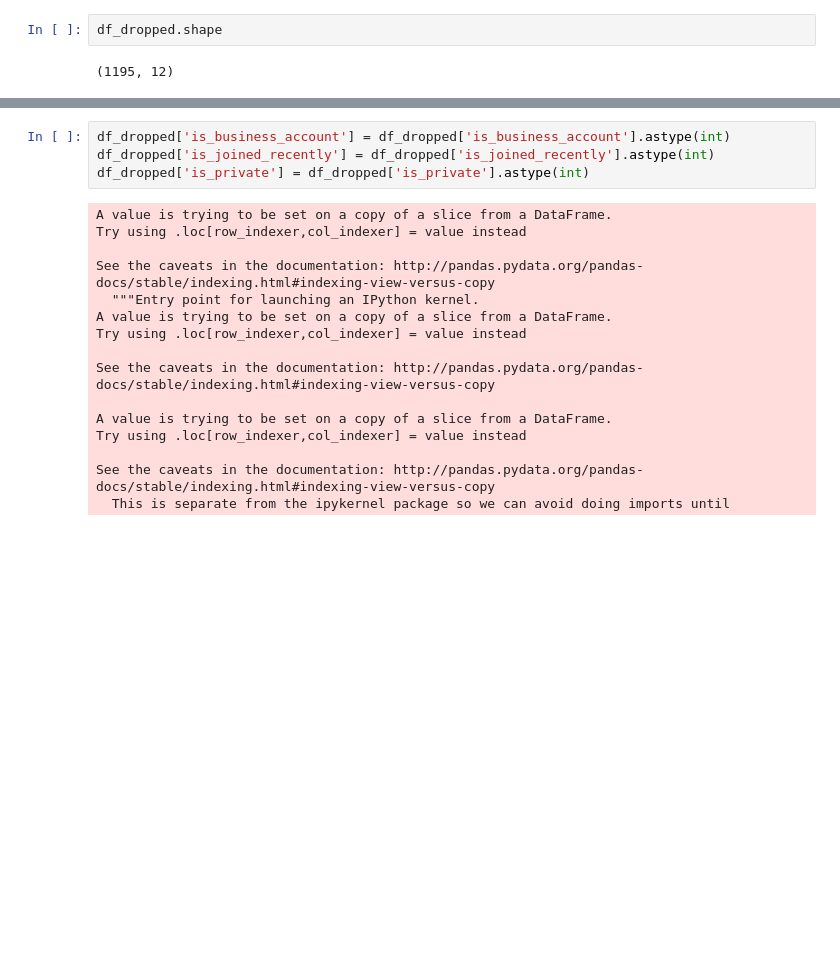
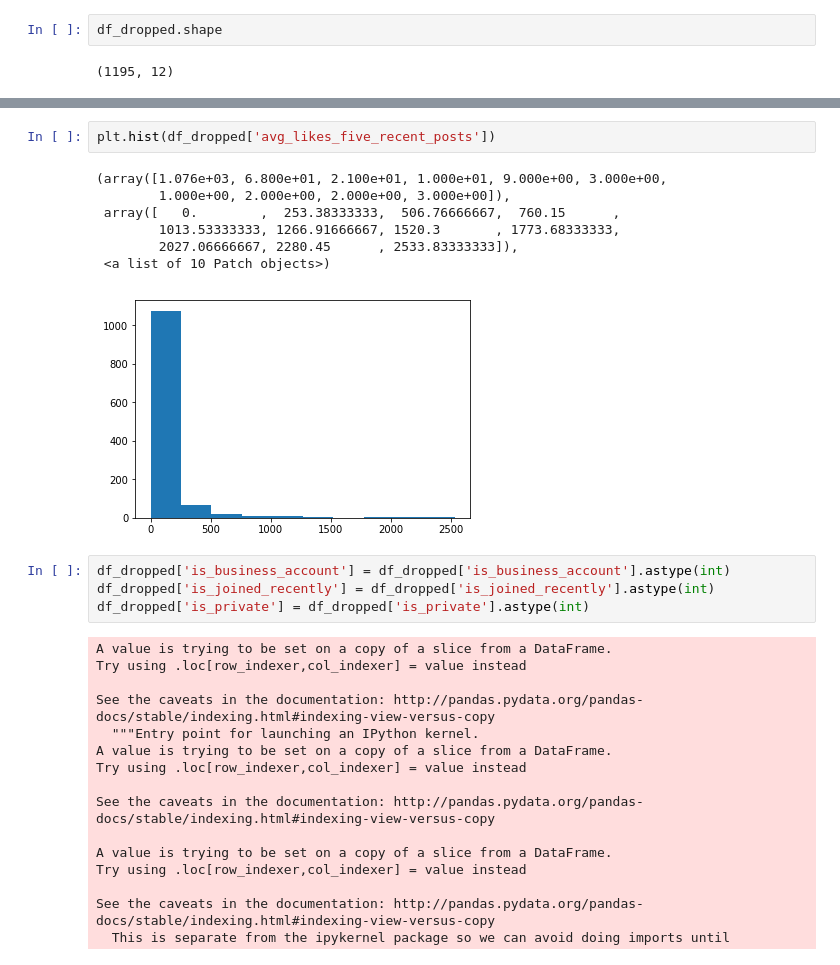
Before and after one commit to liyingli0818/instagram_account_type_predictor, a Jupyter notebook: fcc_model.ipynb, the cells around one changed output, grey strips where cells are left out. Saved outputs shown, nothing was run; the diff lists cells and outputs as text; blank space fills up the shorter version.

```diff
--- a/fcc_model.ipynb
+++ b/fcc_model.ipynb
@@ -59,6 +59,16 @@ df_dropped.head()
 | 2 | 5c0d9d34baead16c7b79ba19 | 56.833333 | Viaggia... a modo tuo! #Mazzone #... | 2100.0 | 700.0 | 4091271053 | True | ... |
 | 3 | 5c0d9d34baead16c7b79ba1a | 0.000000 |  | 14.0 | 48.0 | 9418121438 | False | ... |
 | 6 | 5c0d9d35baead16c7b79ba3b | 0.000000 | @kha10lid_n | 306.0 | 441.0 | 7311336467 | False | ... |
+# %%
+plt.hist(df_dropped['avg_likes_five_recent_posts'])
+# %% [output]
+(array([1.076e+03, 6.800e+01, 2.100e+01, 1.000e+01, 9.000e+00, 3.000e+00,
+        1.000e+00, 2.000e+00, 2.000e+00, 3.000e+00]),
+ array([   0.        ,  253.38333333,  506.76666667,  760.15      ,
+        1013.53333333, 1266.91666667, 1520.3       , 1773.68333333,
+        2027.06666667, 2280.45      , 2533.83333333]),
+ <a list of 10 Patch objects>)
+[figure, added]
 # %%
 df_dropped['is_business_account'] = df_dropped['is_business_account'].astype(int)
 df_dropped['is_joined_recently'] = df_dropped['is_joined_recently'].astype(int)
```
Also changed, not shown: parts of 3 cells of this notebook, 10 other files.
